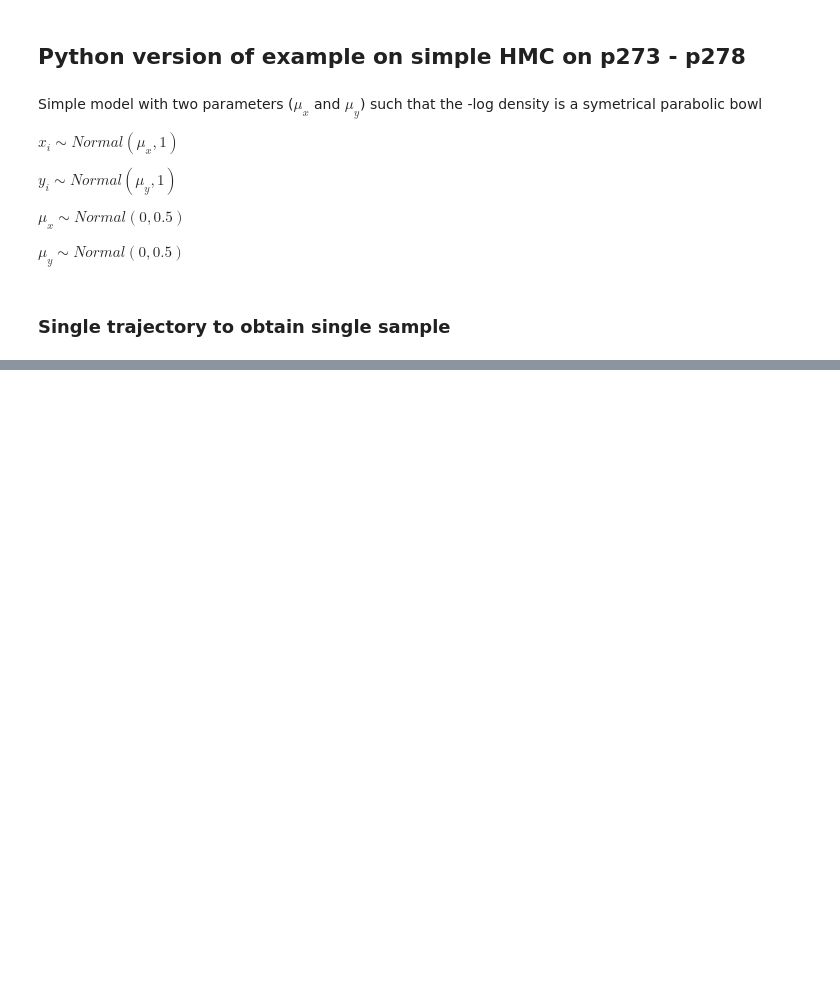
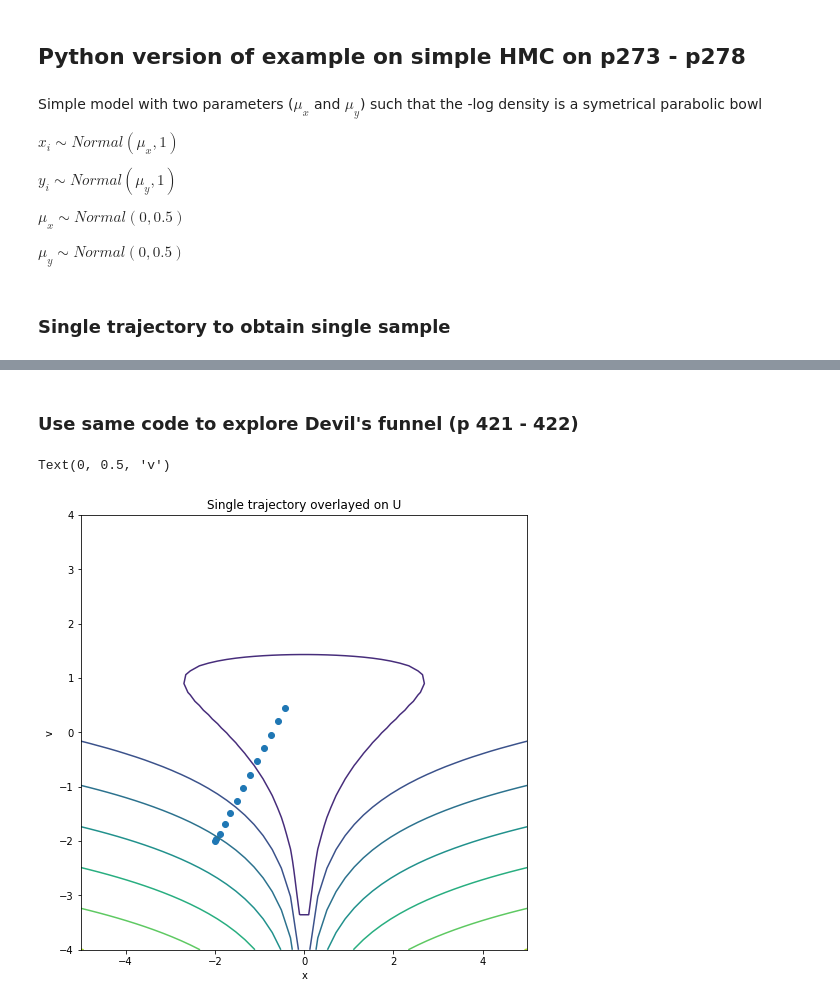
Before and after one commit to pasbury/neg-price-model, a Jupyter notebook: statistical_rethinking_HMC_eg.ipynb, the cells around one changed output, grey strips where cells are left out. Drawn from its saved outputs; the diff is of its cells as text; code cells hidden in the pictures; blank space fills up the shorter version.

```diff
--- a/statistical_rethinking_HMC_eg.ipynb
+++ b/statistical_rethinking_HMC_eg.ipynb
@@ -111,0 +112,11 @@ Text(0, 0.5, 'muy')
+# %% [markdown]
+### Use same code to explore Devil's funnel (p 421 - 422)
+# %%
+def U(q, s=3):
+    # Potential anergy at postion q, given prior parameter s
+    x = q[0] # position along x dimension
+    v = q[1] # position along v dimension
+    U1 = dist.Normal(0, jnp.exp(v)).log_prob(x) # log prob of observing x, given v
+    U2 = dist.Normal(0, s).log_prob(v) # log prob of observing v, given that v is normally distributed with mean 0 and std. dev. s
+
+    return -(U1 + U2)
@@ -111,0 +132,25 @@ Text(0, 0.5, 'muy')
+# %%
+# jax autodiff gradient
+U_grad = grad(U)
+# %%
+q0 = jnp.array([-2.0,-2.0])
+L = 12
+step = 0.02
+key = random.PRNGKey(42)
+
+new_q, qtraj, ptraj, accept = HMC2(U, U_grad, step, L, q0, key)
+# %%
+xi = jnp.linspace(-5, 5, 50)
+yi = jnp.linspace(-4, 4, 50)
+X, Y = jnp.meshgrid(xi, yi)
+Uv = np.vectorize(lambda x, y: U(jnp.array([x,y])))
+z = Uv(X, Y)
+plt.figure(figsize=(8,8))
+plt.contour(X, Y, jnp.log(z))
+plt.scatter(qtraj[:,0], qtraj[:,1])
+plt.title('Single trajectory overlayed on U')
+plt.xlabel('x')
+plt.ylabel('v')
+# %% [output]
+Text(0, 0.5, 'v')
+[figure, added]
```
Also changed, not shown: parts of 3 cells of this notebook, 14 other files.
